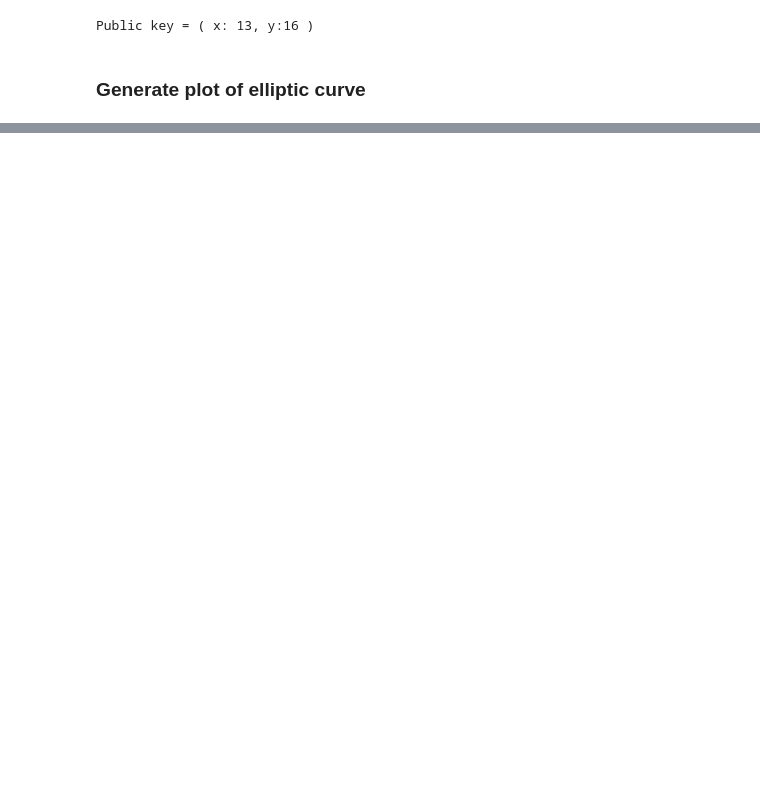
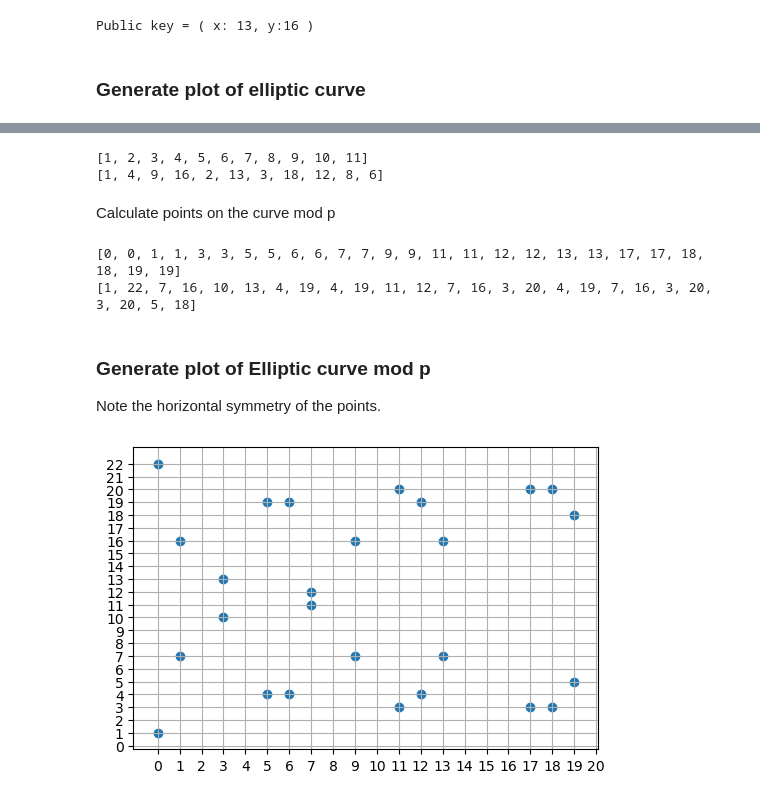
Before and after one commit to j-l-m/ec_curve, a Jupyter notebook: ecc.ipynb, the cells around one changed output, grey strips where cells are left out. Saved outputs shown, nothing was run; the diff lists cells and outputs as text; code cells hidden in the pictures; blank space fills up the shorter version.

```diff
--- a/ecc.ipynb
+++ b/ecc.ipynb
@@ -131,0 +138,48 @@ plt.show()
+# %%
+#Calculate perfect squares mod p
+p = 23
+perfect_squares_input = []
+perfect_squares = []
+for i in range(1,p):
+    sq = i**2 % p
+    if not(sq in perfect_squares):
+        perfect_squares_input.append(i)
+        perfect_squares.append(sq)
+print(perfect_squares_input)
+print(perfect_squares)
+# %% [output]
+[1, 2, 3, 4, 5, 6, 7, 8, 9, 10, 11]
+[1, 4, 9, 16, 2, 13, 3, 18, 12, 8, 6]
+# %% [markdown]
+Calculate points on the curve mod p
+# %%
+#calculate points on the curve
+xpoints_on_curve = []
+ypoints_on_curve = []
+for i in range(p):
+    y_sqr = (pow(i,3) +i * 1 + 1)%23
+    if y_sqr in perfect_squares:
+        xpoints_on_curve.append(i)
+        xpoints_on_curve.append(i)
+        sqr_root = perfect_squares.index(y_sqr)+1
+        ypoints_on_curve.append(sqr_root % p)
+        ypoints_on_curve.append(-sqr_root% p)
+print(xpoints_on_curve)
+print(ypoints_on_curve)
+# %% [output]
+[0, 0, 1, 1, 3, 3, 5, 5, 6, 6, 7, 7, 9, 9, 11, 11, 12, 12, 13, 13, 17, 17, 18, 18, 19, 19]
+[1, 22, 7, 16, 10, 13, 4, 19, 4, 19, 11, 12, 7, 16, 3, 20, 4, 19, 7, 16, 3, 20, 3, 20, 5, 18]
+# %% [markdown]
+### Generate plot of Elliptic curve mod p
+Note the horizontal symmetry of the points.
+# %%
+plt.rcParams['figure.dpi'] = 100
+fig2, ax2 = plt.subplots()
+ax2.set_xticks(np.arange(0,23,1))
+ax2.set_yticks(np.arange(0,23,1))
+X2 = xpoints_on_curve
+Y2 = ypoints_on_curve
+plt.scatter(X2, Y2)
+plt.grid()
+# %% [output]
+[figure, added]
```
Also changed, not shown: parts of 5 cells of this notebook.
